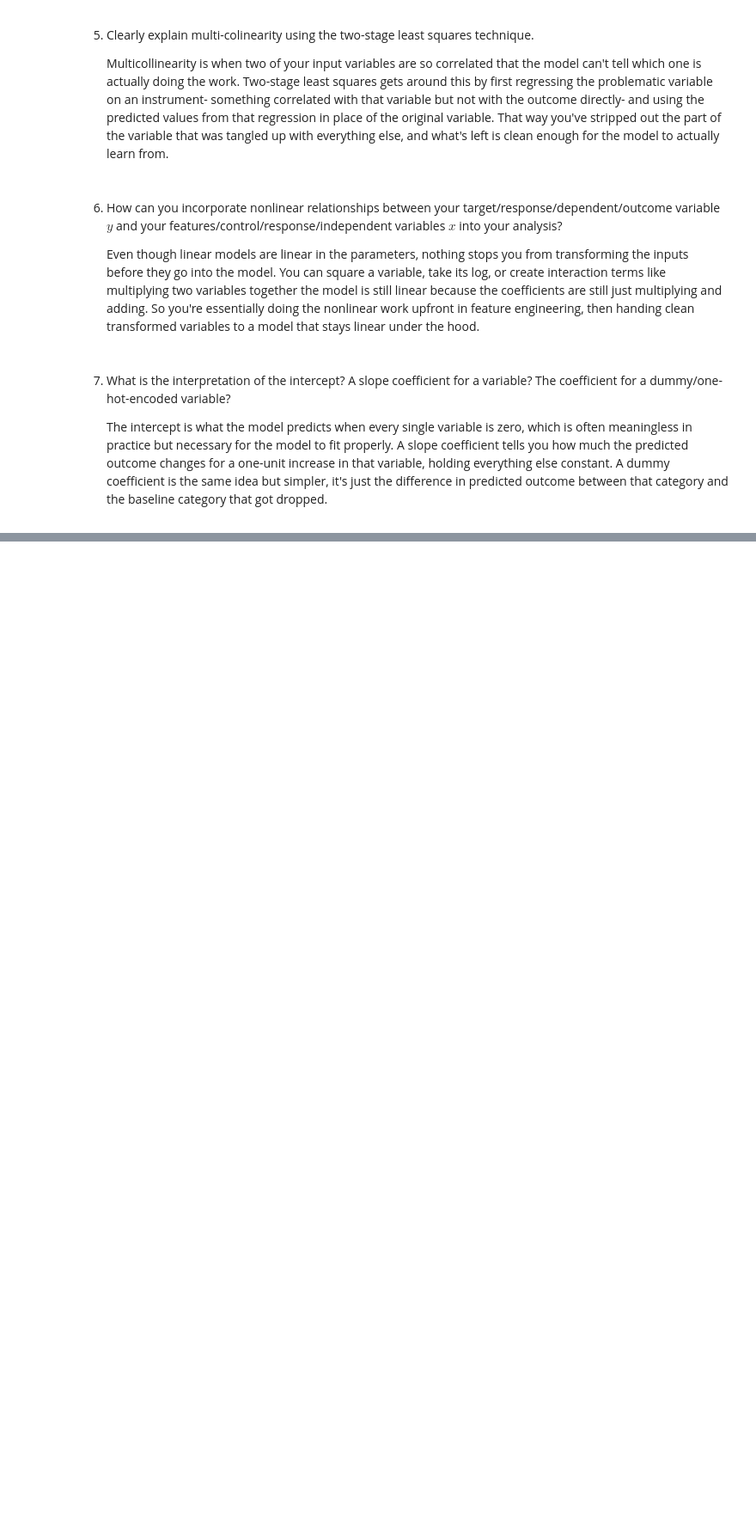
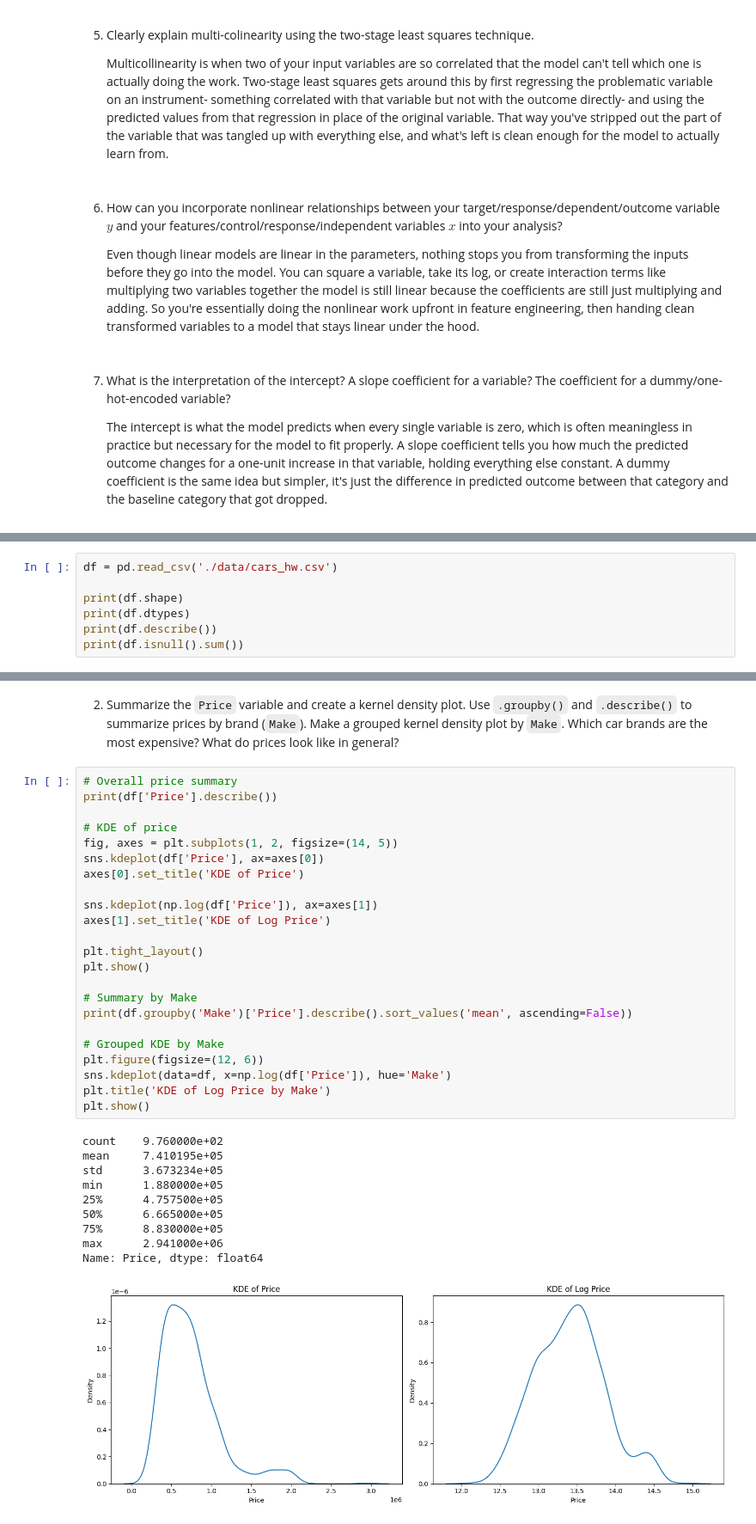
Before and after one commit to elyse-undan/linear_models, a Jupyter notebook: assignment/assignment.ipynb, the cells around one changed output, grey strips where cells are left out. Shown at 86% size. Saved outputs shown, nothing was run; the diff lists cells and outputs as text; blank space fills up the shorter version.

```diff
--- a/assignment/assignment.ipynb
+++ b/assignment/assignment.ipynb
@@ -64,0 +275,7 @@
+# %%
+df = pd.read_csv('./data/cars_hw.csv')
+
+print(df.shape)
+print(df.dtypes)
+print(df.describe())
+print(df.isnull().sum())
@@ -64,0 +300,36 @@
+# %% [markdown]
+ 2. Summarize the `Price` variable and create a kernel density plot. Use `.groupby()` and `.describe()` to summarize prices by brand (`Make`). Make a grouped kernel density plot by `Make`. Which car brands are the most expensive? What do prices look like in general?
+# %%
+# Overall price summary
+print(df['Price'].describe())
+
+# KDE of price
+fig, axes = plt.subplots(1, 2, figsize=(14, 5))
+sns.kdeplot(df['Price'], ax=axes[0])
+axes[0].set_title('KDE of Price')
+
+sns.kdeplot(np.log(df['Price']), ax=axes[1])
+axes[1].set_title('KDE of Log Price')
+
+plt.tight_layout()
+plt.show()
+
+# Summary by Make
+print(df.groupby('Make')['Price'].describe().sort_values('mean', ascending=False))
+
+# Grouped KDE by Make
+plt.figure(figsize=(12, 6))
+sns.kdeplot(data=df, x=np.log(df['Price']), hue='Make')
+plt.title('KDE of Log Price by Make')
+plt.show()
+# %% [output]
+count    9.760000e+02
+mean     7.410195e+05
+std      3.673234e+05
+min      1.880000e+05
+25%      4.757500e+05
+50%      6.665000e+05
+75%      8.830000e+05
+max      2.941000e+06
+Name: Price, dtype: float64
+[figure, added]
```
Also changed, not shown: parts of 36 cells of this notebook.
